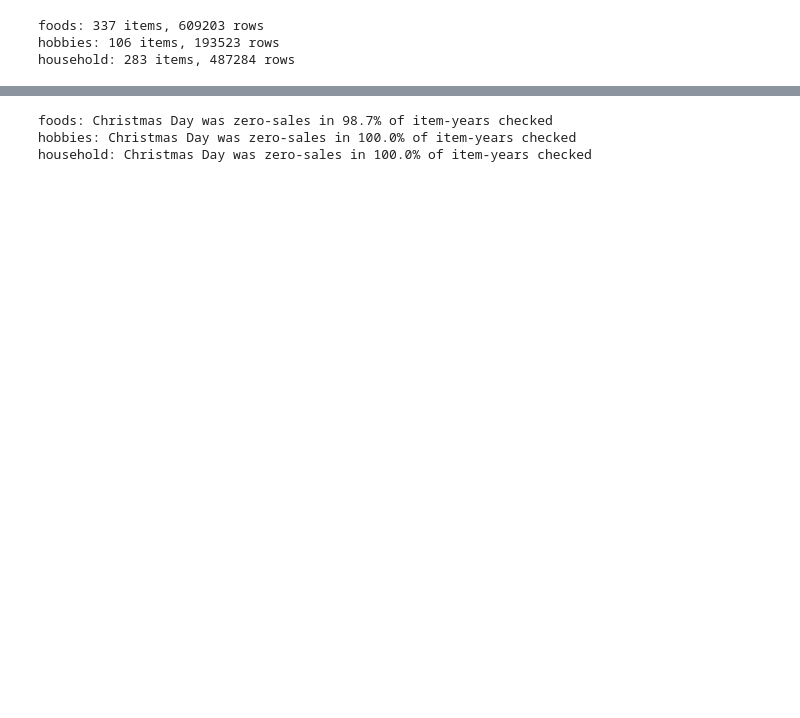
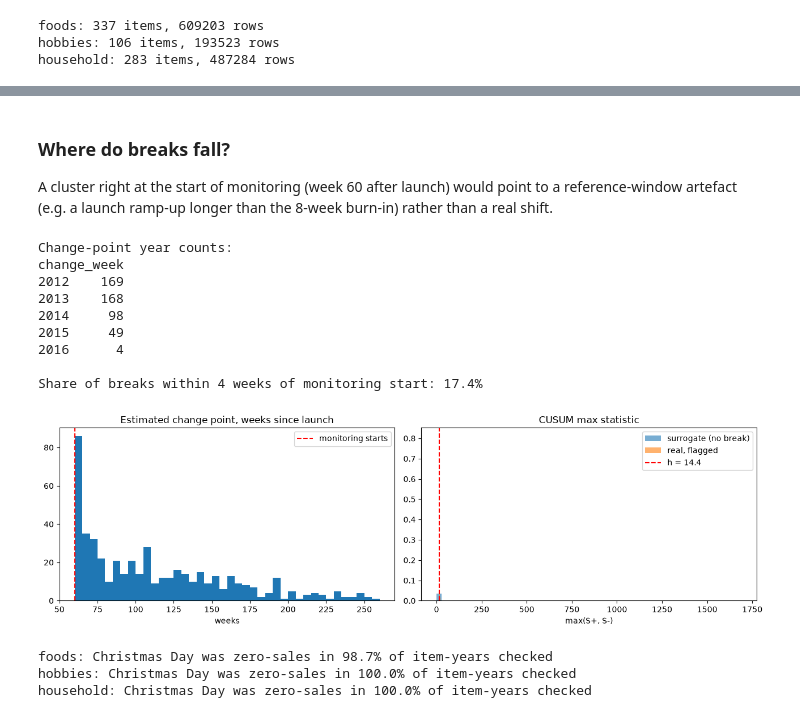
Before and after one commit to anushka-saini/sku-demand-forecasting, a Jupyter notebook: notebooks/01_structural_break_detection.ipynb, the cells around one changed output, grey strips where cells are left out. Saved outputs shown, nothing was run; the diff lists cells and outputs as text; code cells hidden in the pictures; blank space fills up the shorter version.

```diff
--- a/notebooks/01_structural_break_detection.ipynb
+++ b/notebooks/01_structural_break_detection.ipynb
@@ -60,0 +60,22 @@ household        283.0            283.0           100.0
+# %%
+all_break_results = {}
+for cat, long_df in category_data.items():
+    break_df = run_cusum_on_candidates(long_df, long_df['item_id'].unique().tolist(),
+                                       burn_in=BURN_IN, ref_len=REF_LEN, k=K, h=H)
+    break_df.insert(1, 'category', cat.upper())
+    all_break_results[cat] = break_df
+
+def summarise(df):
+    b = df[df['break_detected']]
+    return pd.Series({
+        'items': len(df),
+        'breaks': len(b),
+        'pct_with_break': round(100 * len(b) / len(df), 1),
+        'pct_downward': round(100 * (b['direction'] < 0).mean(), 1),
+        'median_delay_wks': b['detection_delay_weeks'].median(),
+        'median_abs_shift_sd': round(b['shift_in_sd'].abs().median(), 2),
+    })
+
+break_summary = pd.DataFrame({cat: summarise(df) for cat, df in all_break_results.items()}).T
+pd.concat(all_break_results.values()).to_csv("../data/processed/cusum_breaks.csv", index=False)
+print(break_summary)
@@ -61,3 +92,40 @@ household        283.0            283.0           100.0
+# %% [markdown]
+### Where do breaks fall?
+A cluster right at the start of monitoring (week 60 after launch) would point to a reference-window artefact (e.g. a launch ramp-up longer than the 8-week burn-in) rather than a real shift.
+# %%
+all_breaks = pd.concat(all_break_results.values())
+flagged = all_breaks[all_breaks['break_detected']].copy()
+first_sale = pd.concat(category_data.values()).groupby('item_id')['date'].min()
+flagged['weeks_since_launch'] = (flagged['change_week'] - flagged['item_id'].map(first_sale)).dt.days / 7
+monitor_start = BURN_IN + REF_LEN
+
+print("Change-point year counts:")
+print(flagged['change_week'].dt.year.value_counts().sort_index().to_string())
+at_start = (flagged['weeks_since_launch'] <= monitor_start + 4).mean()
+print(f"\nShare of breaks within 4 weeks of monitoring start: {at_start:.1%}")
+
+fig, ax = plt.subplots(1, 2, figsize=(13, 4))
+ax[0].hist(flagged['weeks_since_launch'], bins=40)
+ax[0].axvline(monitor_start, color='red', ls='--', label='monitoring starts')
+ax[0].set(title='Estimated change point, weeks since launch', xlabel='weeks'); ax[0].legend()
+ax[1].hist(null_check, bins=60, alpha=0.6, label='surrogate (no break)', density=True)
+ax[1].hist(flagged['max_stat'].clip(upper=null_check.max()), bins=60, alpha=0.6, label='real, flagged', density=True)
+ax[1].axvline(H, color='red', ls='--', label=f'h = {H:.1f}')
+ax[1].set(title='CUSUM max statistic', xlabel='max(S+, S-)'); ax[1].legend()
+plt.tight_layout()
+plt.savefig("../outputs/figures/cusum_break_timing_and_null.png", dpi=120)
+plt.show()
+# %% [output]
+Change-point year counts:
+change_week
+2012    169
+2013    168
+2014     98
+2015     49
+2016      4
+
+Share of breaks within 4 weeks of monitoring start: 17.4%
+[figure, added]
 # %%
 for cat, long_df in category_data.items():
     christmas_check = validate_against_christmas(all_break_results[cat], long_df)
```
Also changed, not shown: parts of 23 cells of this notebook, 6 other files.
